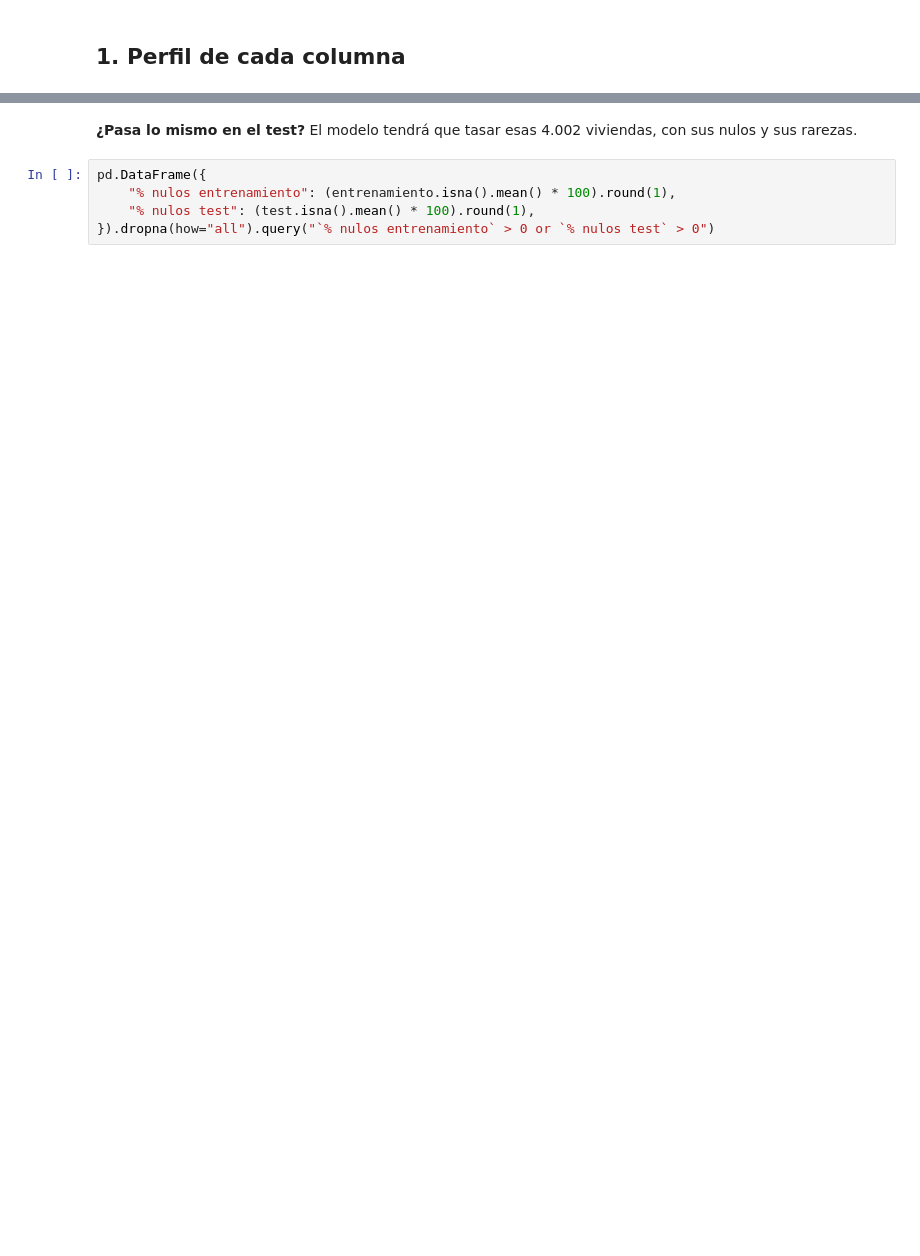
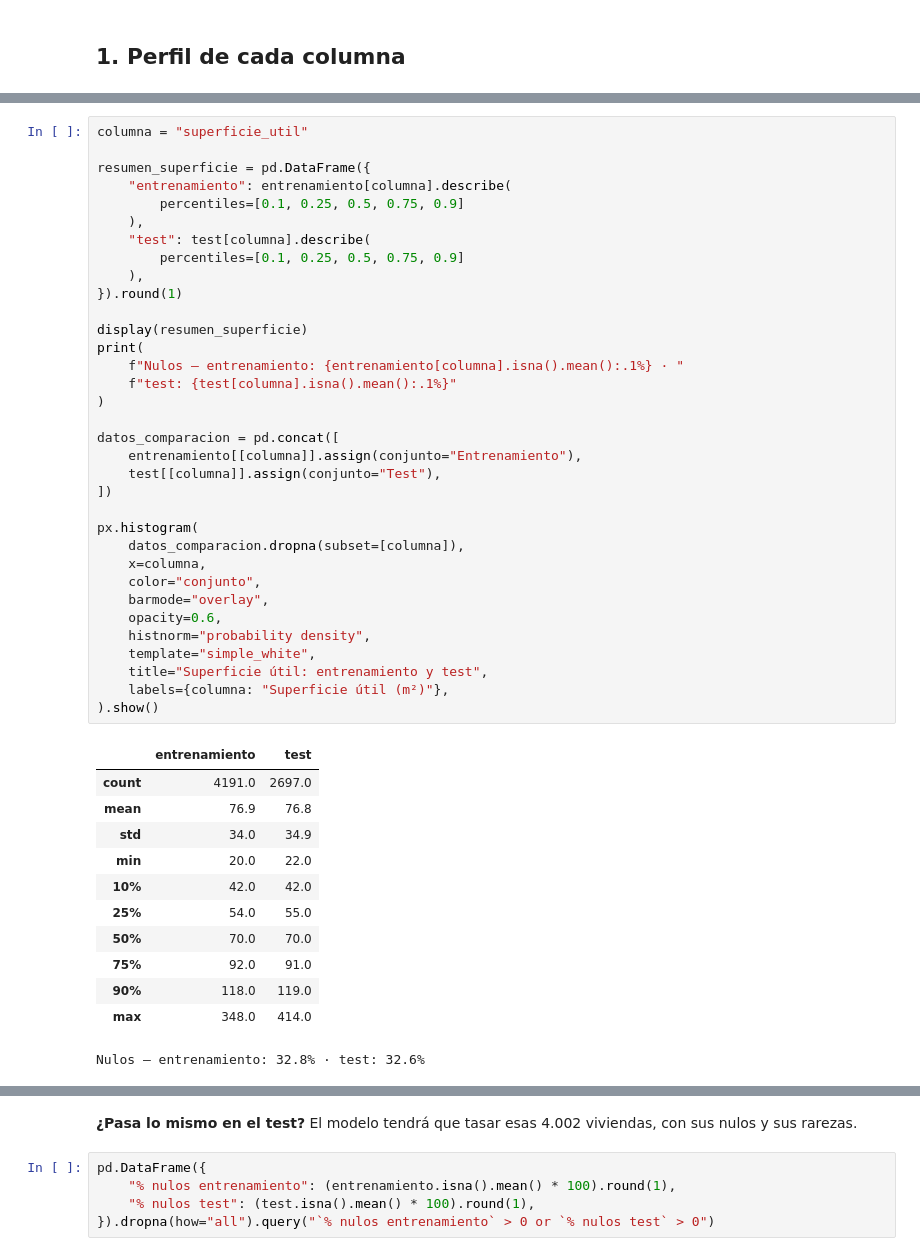
Before and after one commit to tessaforns/mp2-equipo1, a Jupyter notebook: notebooks/exploracion.ipynb, the cells around one changed output, grey strips where cells are left out. Cells and saved outputs as stored; diff of their text form; blank space fills up the shorter version.

```diff
--- a/notebooks/exploracion.ipynb
+++ b/notebooks/exploracion.ipynb
@@ -38,0 +132,47 @@ perfil(entrenamiento)
+# %%
+columna = "superficie_util"
+
+resumen_superficie = pd.DataFrame({
+    "entrenamiento": entrenamiento[columna].describe(
+        percentiles=[0.1, 0.25, 0.5, 0.75, 0.9]
+    ),
+    "test": test[columna].describe(
+        percentiles=[0.1, 0.25, 0.5, 0.75, 0.9]
+    ),
+}).round(1)
+
+display(resumen_superficie)
+print(
+    f"Nulos — entrenamiento: {entrenamiento[columna].isna().mean():.1%} · "
+    f"test: {test[columna].isna().mean():.1%}"
+)
+
+datos_comparacion = pd.concat([
+    entrenamiento[[columna]].assign(conjunto="Entrenamiento"),
+    test[[columna]].assign(conjunto="Test"),
+])
+
+px.histogram(
+    datos_comparacion.dropna(subset=[columna]),
+    x=columna,
+    color="conjunto",
+    barmode="overlay",
+    opacity=0.6,
+    histnorm="probability density",
+    template="simple_white",
+    title="Superficie útil: entrenamiento y test",
+    labels={columna: "Superficie útil (m²)"},
+).show()
+# %% [output]
+|  | entrenamiento | test |
+| count | 4191.0 | 2697.0 |
+| mean | 76.9 | 76.8 |
+| std | 34.0 | 34.9 |
+| min | 20.0 | 22.0 |
+| 10% | 42.0 | 42.0 |
+| 25% | 54.0 | 55.0 |
+| 50% | 70.0 | 70.0 |
+| 75% | 92.0 | 91.0 |
+| 90% | 118.0 | 119.0 |
+| max | 348.0 | 414.0 |
+Nulos — entrenamiento: 32.8% · test: 32.6%
```
Also changed, not shown: parts of 16 cells of this notebook, 7 other files.
